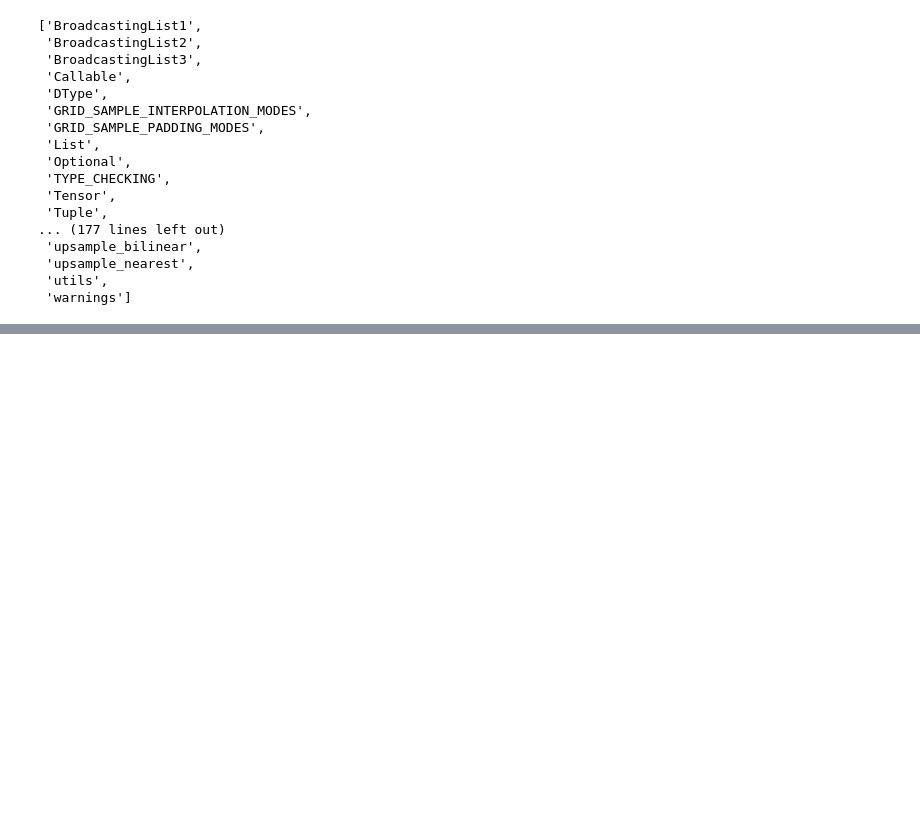
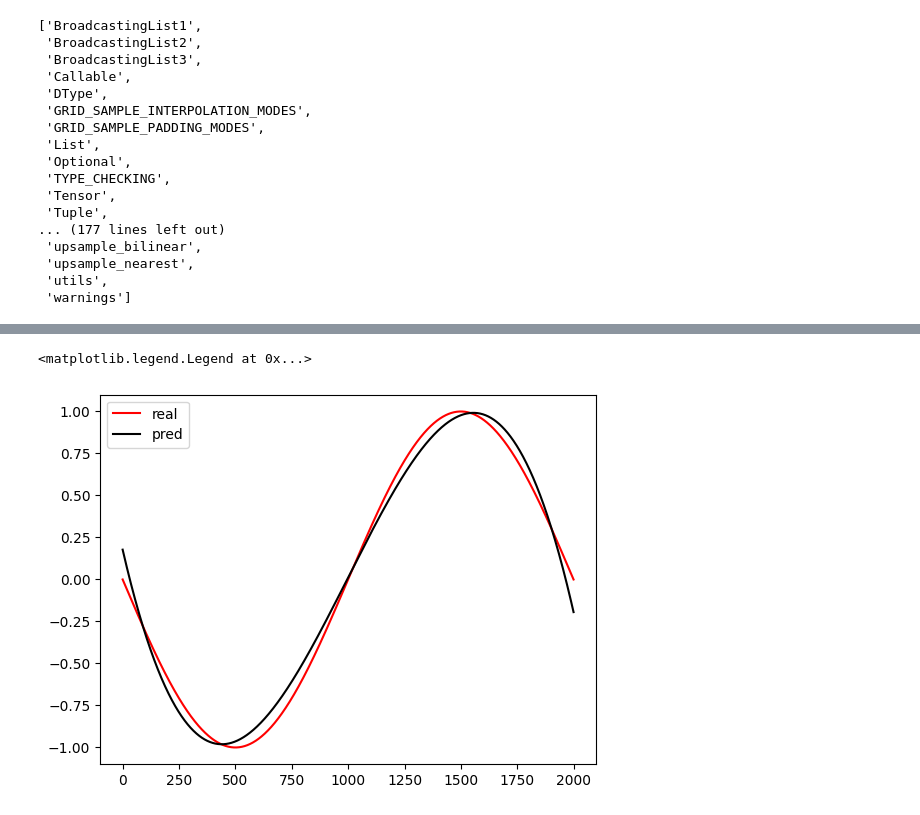
Before and after one commit to abhishekde95/Projects, a Jupyter notebook: DS/pytorch/torch_exploration.ipynb, the cells around one changed output, grey strips where cells are left out. Saved outputs shown, nothing was run; the diff lists cells and outputs as text; code cells hidden in the pictures; blank space fills up the shorter version.

```diff
--- a/DS/pytorch/torch_exploration.ipynb
+++ b/DS/pytorch/torch_exploration.ipynb
@@ -179,0 +385,40 @@ dir(F)
+# %%
+### We can also use the Autograd version
+
+x = torch.linspace(-math.pi, math.pi, 2000, device=device, dtype=dtype)
+y = torch.sin(x)
+
+
+a = torch.randn((), device=device, dtype=dtype, requires_grad=True)
+b = torch.randn((), device=device, dtype=dtype, requires_grad=True)
+c = torch.randn((), device=device, dtype=dtype, requires_grad=True)
+d = torch.randn((), device=device, dtype=dtype, requires_grad=True)
+
+
+# Training
+learning_rate = 1e-6
+epochs = 2000
+for t in range(epochs):
+    y_pred = a + b * x + c * x ** 2 + d * x ** 3
+    loss = (y_pred-y).pow(2).sum()
+    loss.backward()
+
+    with torch.no_grad():
+
+        # Update weights
+        a -= learning_rate * a.grad
+        b -= learning_rate * b.grad
+        c -= learning_rate * c.grad
+        d -= learning_rate * d.grad
+
+        a.grad = None
+        b.grad = None
+        c.grad = None
+        d.grad = None
+
+plt.plot(torch.sin(x), color = "r", label="real")
+plt.plot(y_pred.detach().numpy(), color = "k", label="pred")
+plt.legend()
+# %% [output]
+<matplotlib.legend.Legend at 0x...>
+[figure, added]
```
Also changed, not shown: parts of 18 cells of this notebook.
